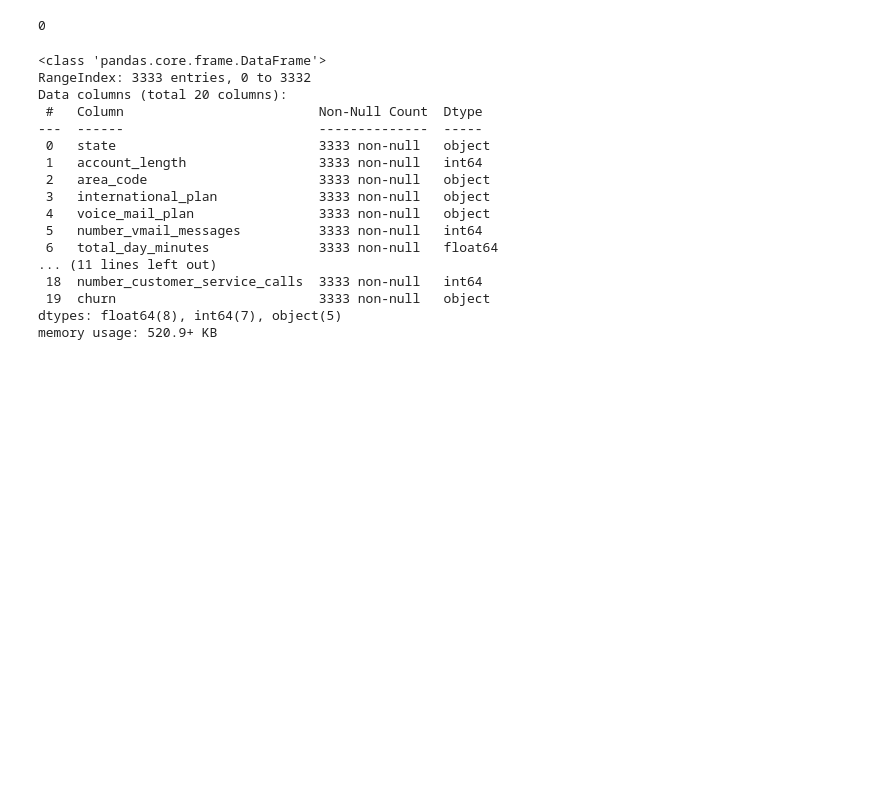
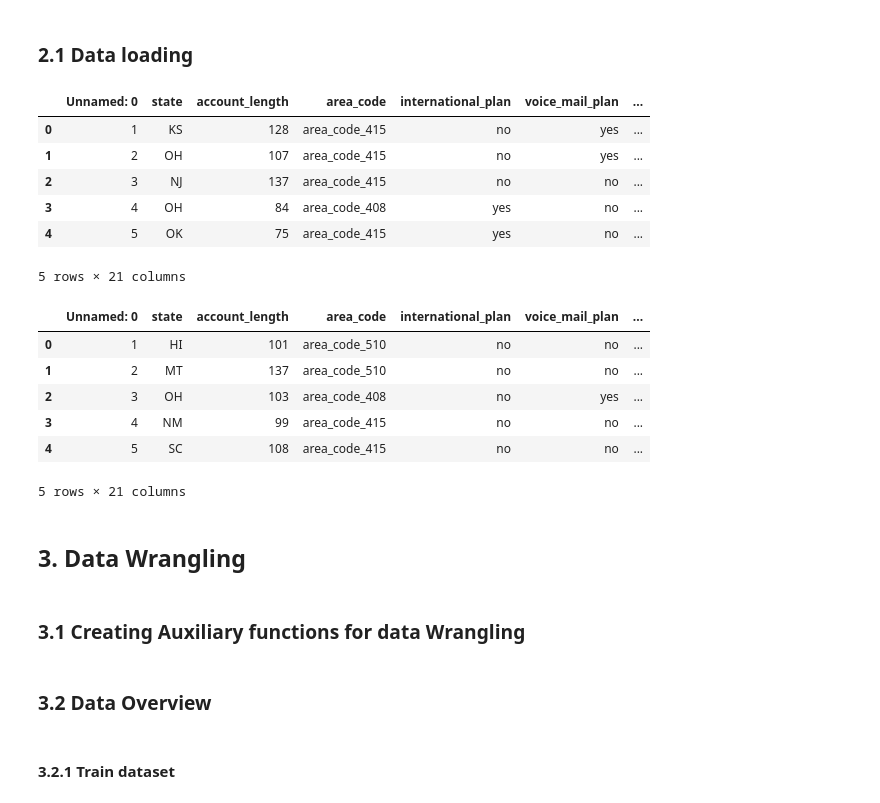
Before and after one commit to andradecmatheus-zz/Project-04_DS_Telecom_Customer-Churn, a Jupyter notebook: Project-04_DS_Telecom_Customer-Churn.ipynb, the cells around one changed output. Cells and saved outputs as stored; diff of their text form; code cells hidden in the pictures; blank space fills up the shorter version.

Commit message:
Data colecting ok; Data Wrangling and EDA started

```diff
--- a/Project-04_DS_Telecom_Customer-Churn.ipynb
+++ b/Project-04_DS_Telecom_Customer-Churn.ipynb
@@ -54,25 +25,15 @@ df.isnull().sum()
-# %%
-# In order to get the total summation of all missing values in the DataFrame
-df.isnull().sum().sum()
-# %% [output]
-0
-# %%
-df.info()
-# %% [output]
-<class 'pandas.core.frame.DataFrame'>
-RangeIndex: 3333 entries, 0 to 3332
-Data columns (total 20 columns):
- #   Column                         Non-Null Count  Dtype
----  ------                         --------------  -----
- 0   state                          3333 non-null   object
- 1   account_length                 3333 non-null   int64
- 2   area_code                      3333 non-null   object
- 3   international_plan             3333 non-null   object
- 4   voice_mail_plan                3333 non-null   object
- 5   number_vmail_messages          3333 non-null   int64
- 6   total_day_minutes              3333 non-null   float64
-... (11 lines left out)
- 18  number_customer_service_calls  3333 non-null   int64
- 19  churn                          3333 non-null   object
-dtypes: float64(8), int64(7), object(5)
-memory usage: 520.9+ KB
+# %% [markdown]
+### **2.1 Data loading**
+# %%
+# importing train dataset
+dataTrain_raw = pd.read_csv("data/projeto4_telecom_treino.csv")
+# %%
+dataTrain_raw.head()
+# %% [output]
+|  | Unnamed: 0 | state | account_length | area_code | international_plan | voice_mail_plan | ... |
+| 0 | 1 | KS | 128 | area_code_415 | no | yes | ... |
+| 1 | 2 | OH | 107 | area_code_415 | no | yes | ... |
+| 2 | 3 | NJ | 137 | area_code_415 | no | no | ... |
+| 3 | 4 | OH | 84 | area_code_408 | yes | no | ... |
+| 4 | 5 | OK | 75 | area_code_415 | yes | no | ... |
+5 rows × 21 columns
@@ -78,0 +43,14 @@ memory usage: 520.9+ KB
+# %%
+dataTest_raw.head()
+# %% [output]
+|  | Unnamed: 0 | state | account_length | area_code | international_plan | voice_mail_plan | ... |
+| 0 | 1 | HI | 101 | area_code_510 | no | no | ... |
+| 1 | 2 | MT | 137 | area_code_510 | no | no | ... |
+| 2 | 3 | OH | 103 | area_code_408 | no | yes | ... |
+| 3 | 4 | NM | 99 | area_code_415 | no | no | ... |
+| 4 | 5 | SC | 108 | area_code_415 | no | no | ... |
+5 rows × 21 columns
+# %% [markdown]
+## **3. Data Wrangling**
+# %% [markdown]
+### **3.1 Creating Auxiliary functions for data Wrangling**
@@ -78,0 +64,4 @@ memory usage: 520.9+ KB
+# %% [markdown]
+### **3.2 Data Overview**
+# %% [markdown]
+#### **3.2.1 Train dataset**
```
Also changed, not shown: parts of 56 cells of this notebook.
